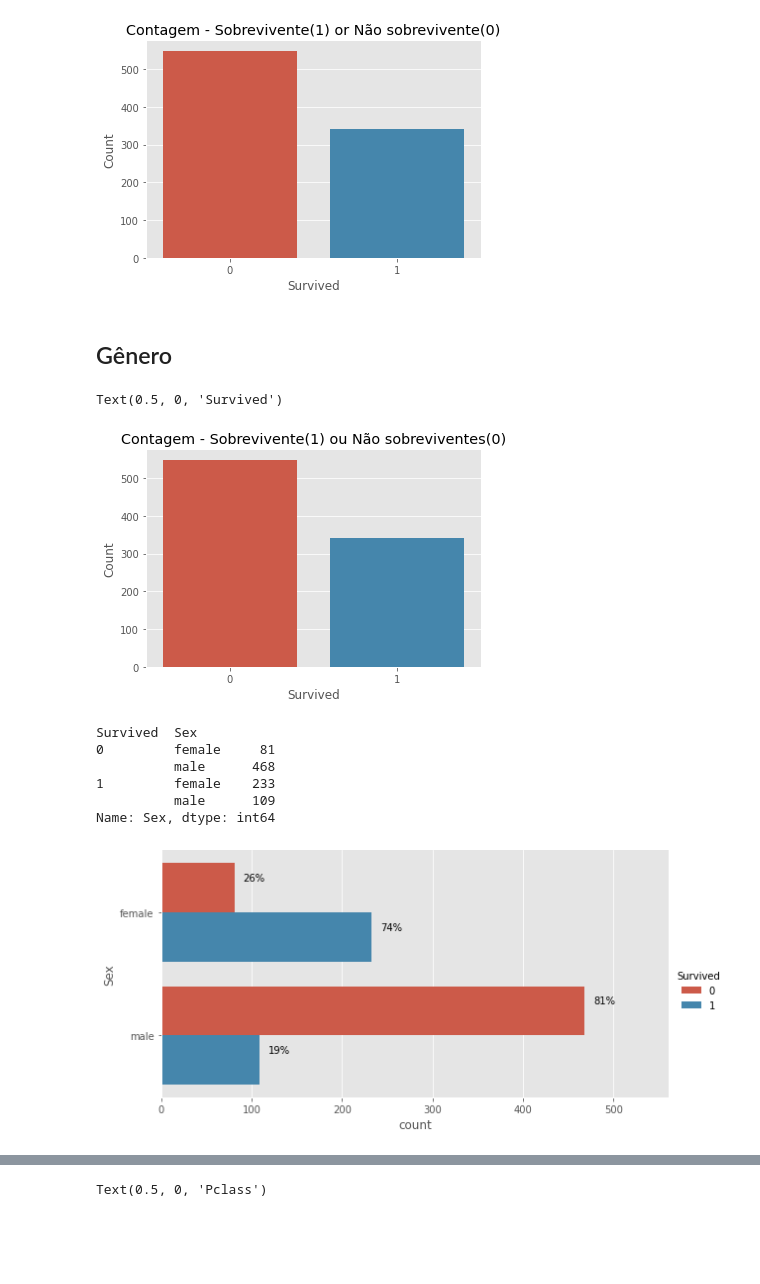
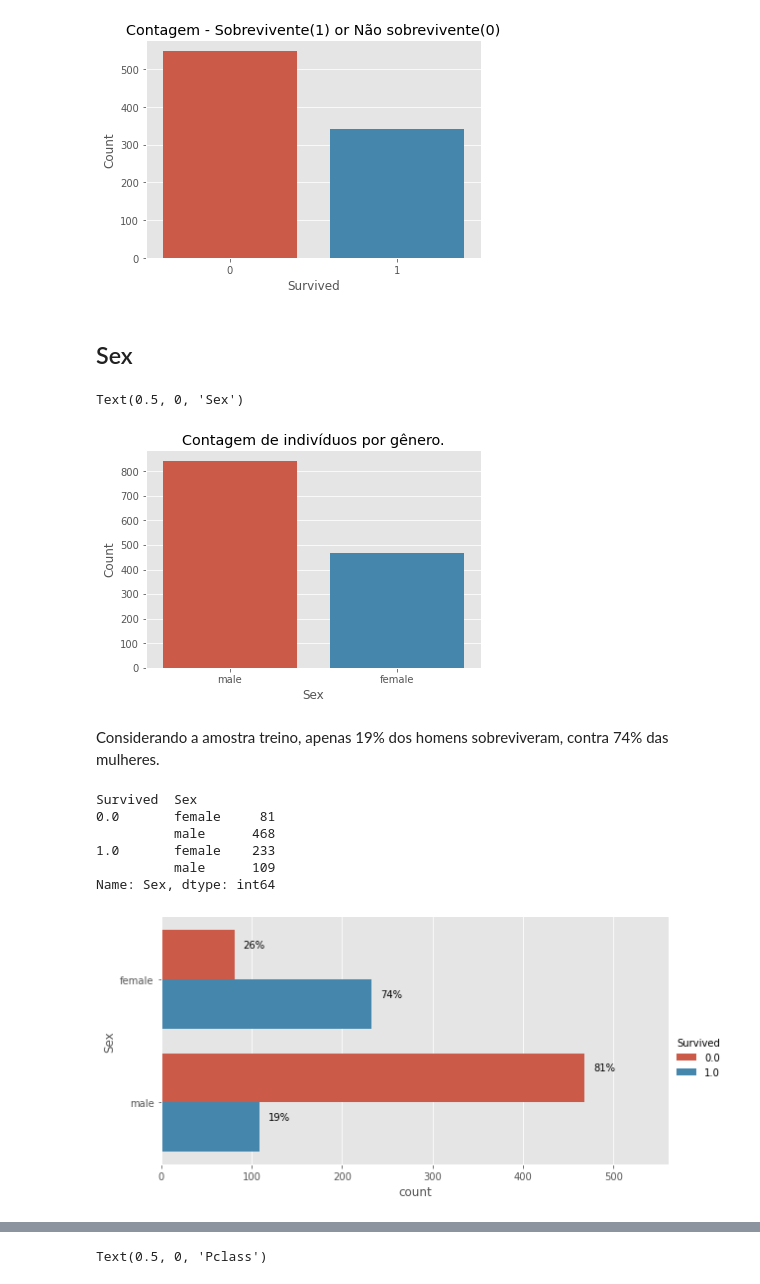
Before and after one commit to rafabenevente/AM_1, a Jupyter notebook: AM_1_Titanic_Predição_dos_sobreviventes.ipynb, the cells around one changed output, grey strips where cells are left out. Cells and saved outputs as stored; diff of their text form; code cells hidden in the pictures; blank space fills up the shorter version.

```diff
--- a/AM_1_Titanic_Predição_dos_sobreviventes.ipynb
+++ b/AM_1_Titanic_Predição_dos_sobreviventes.ipynb
@@ -508,28 +542,30 @@ plt.xlabel("Survived")
 Text(0.5, 0, 'Survived')
 [figure]
 # %% [markdown]
-## Gênero
+## Sex
 # %%
-# Contagem de sobreviventes e não sobreviventes
-plt.title("Contagem - Sobrevivente(1) ou Não sobreviventes(0)")
-sns.countplot(train.Survived)
+# Contagem de indivíduos por gênero.
+plt.title("Contagem de indivíduos por gênero.")
+sns.countplot(all_data.Sex)
 plt.ylabel("Count")
-plt.xlabel("Survived")
+plt.xlabel("Sex")
 # %% [output]
-Text(0.5, 0, 'Survived')
+Text(0.5, 0, 'Sex')
-[figure, old version]
+[figure, new version]
+# %% [markdown]
+Considerando a amostra treino, apenas 19% dos homens sobreviveram, contra 74% das mulheres.
 # %%
 # Sumarização de Survived por gênero
-train.groupby(['Survived', 'Sex'])['Sex'].count()
+all_data[:train_idx].groupby(['Survived', 'Sex'])['Sex'].count()
 # %% [output]
 Survived  Sex
-0         female     81
+0.0       female     81
           male      468
-1         female    233
+1.0       female    233
           male      109
 Name: Sex, dtype: int64
 # %%
 # Visualização de Survived por gênero
-barPlotPercent(train, 'Sex', 'Survived')
+barPlotPercent(all_data[:train_idx], 'Sex', 'Survived')
 # %% [output]
-[figure, old version]
+[figure, new version]
```
Also changed, not shown: parts of 96 cells of this notebook.
